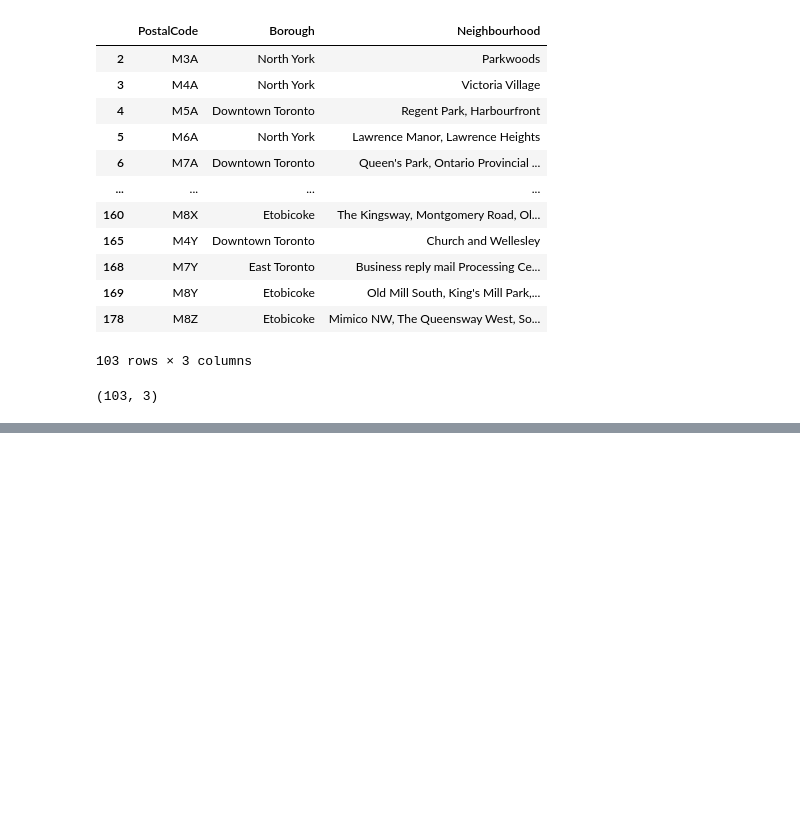
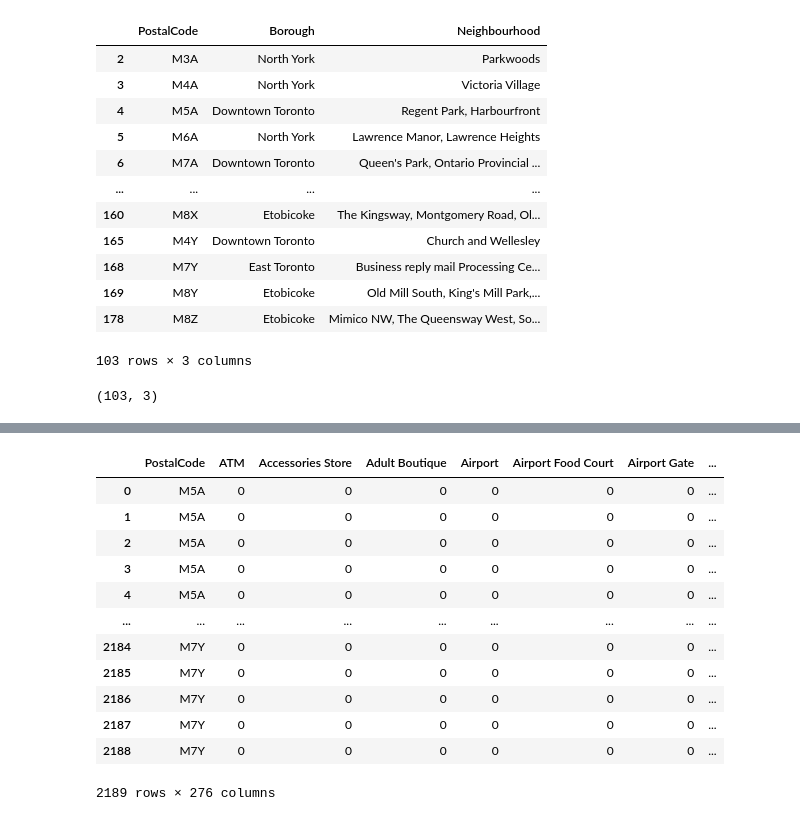
Before and after one commit to alexsotocx/Coursera_Capstone, a Jupyter notebook: thirdweek-assignment-alexander-soto.ipynb, the cells around one changed output, grey strips where cells are left out. Drawn from its saved outputs; the diff is of its cells as text; code cells hidden in the pictures; blank space fills up the shorter version.

```diff
--- a/thirdweek-assignment-alexander-soto.ipynb
+++ b/thirdweek-assignment-alexander-soto.ipynb
@@ -53,0 +270,16 @@ df.shape
+# %%
+venues_categories_toronto
+# %% [output]
+|  | PostalCode | ATM | Accessories Store | Adult Boutique | Airport | Airport Food Court | Airport Gate | ... |
+| 0 | M5A | 0 | 0 | 0 | 0 | 0 | 0 | ... |
+| 1 | M5A | 0 | 0 | 0 | 0 | 0 | 0 | ... |
+| 2 | M5A | 0 | 0 | 0 | 0 | 0 | 0 | ... |
+| 3 | M5A | 0 | 0 | 0 | 0 | 0 | 0 | ... |
+| 4 | M5A | 0 | 0 | 0 | 0 | 0 | 0 | ... |
+| ... | ... | ... | ... | ... | ... | ... | ... | ... |
+| 2184 | M7Y | 0 | 0 | 0 | 0 | 0 | 0 | ... |
+| 2185 | M7Y | 0 | 0 | 0 | 0 | 0 | 0 | ... |
+| 2186 | M7Y | 0 | 0 | 0 | 0 | 0 | 0 | ... |
+| 2187 | M7Y | 0 | 0 | 0 | 0 | 0 | 0 | ... |
+| 2188 | M7Y | 0 | 0 | 0 | 0 | 0 | 0 | ... |
+2189 rows × 276 columns
```
Also changed, not shown: parts of 41 cells of this notebook.
